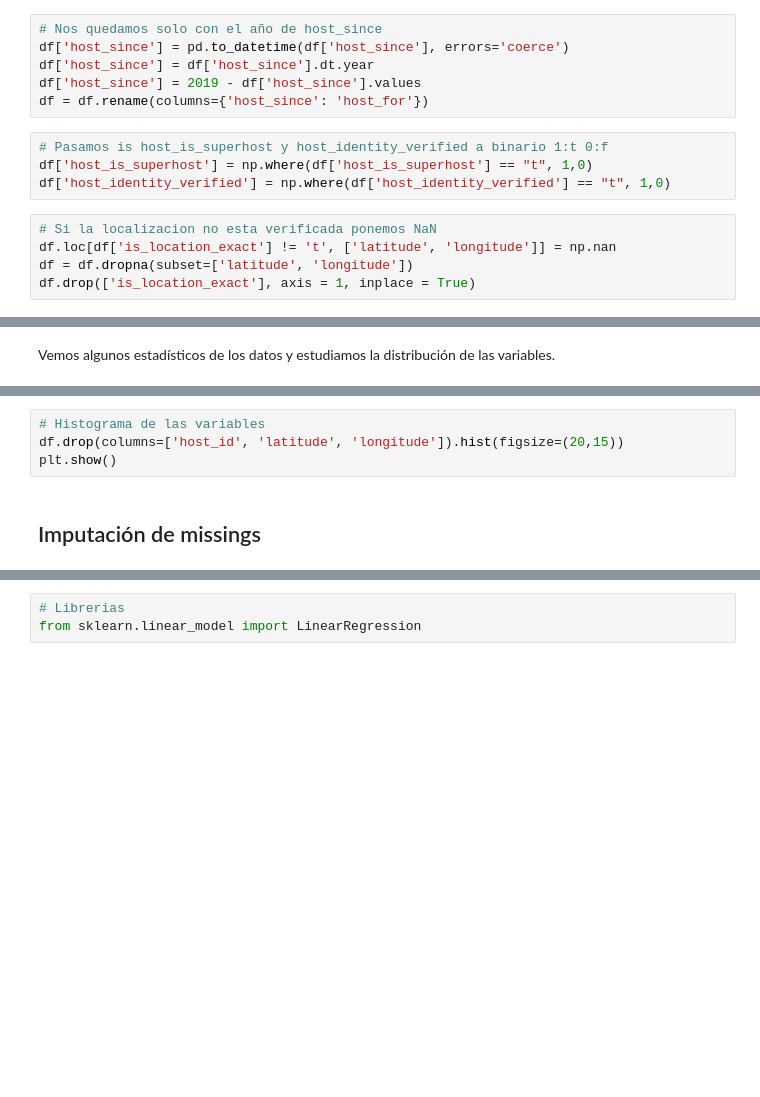
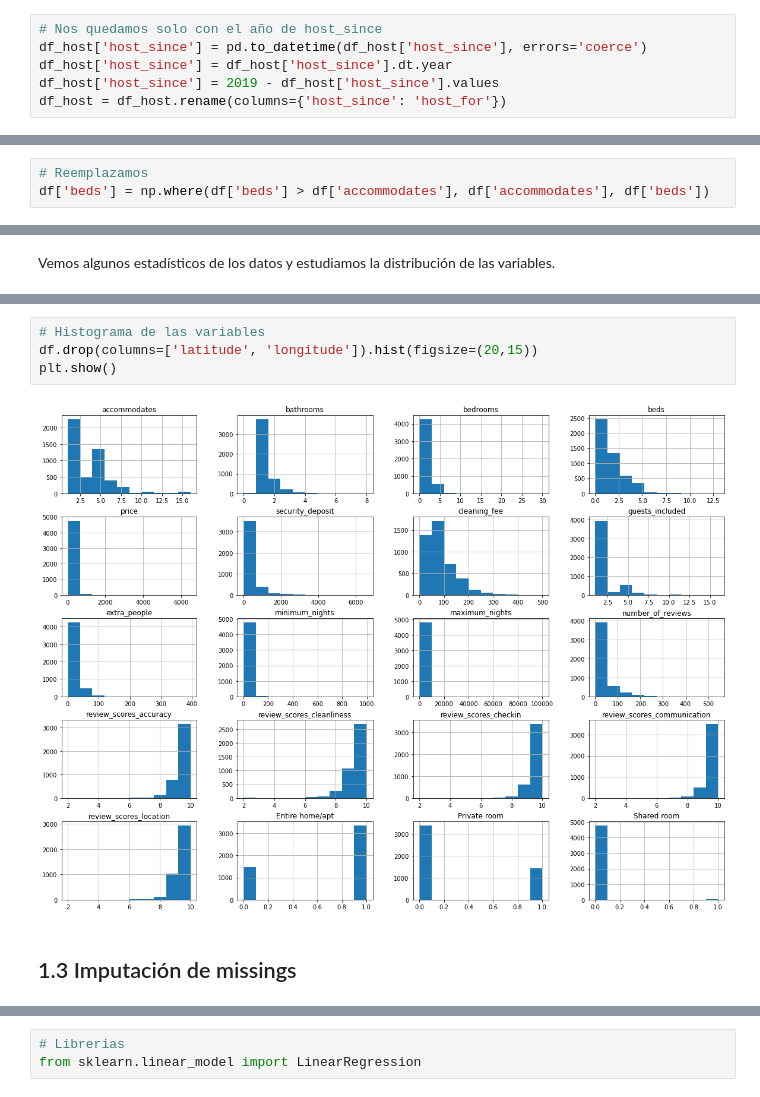
Before and after one commit to sofiamacein/Airbnb_Proyecto, a Jupyter notebook: Airbnb.ipynb, the cells around one changed output, grey strips where cells are left out. Saved outputs shown, nothing was run; the diff lists cells and outputs as text; blank space fills up the shorter version.

```diff
--- a/Airbnb.ipynb
+++ b/Airbnb.ipynb
@@ -147,15 +155,6 @@ Realizamos algunas modificaciones sobre las varibles:
 # %%
 # Nos quedamos solo con el año de host_since
-df['host_since'] = pd.to_datetime(df['host_since'], errors='coerce')
-df['host_since'] = df['host_since'].dt.year
-df['host_since'] = 2019 - df['host_since'].values
-df = df.rename(columns={'host_since': 'host_for'})
+df_host['host_since'] = pd.to_datetime(df_host['host_since'], errors='coerce')
+df_host['host_since'] = df_host['host_since'].dt.year
+df_host['host_since'] = 2019 - df_host['host_since'].values
+df_host = df_host.rename(columns={'host_since': 'host_for'})
-# %%
-# Pasamos is host_is_superhost y host_identity_verified a binario 1:t 0:f
-df['host_is_superhost'] = np.where(df['host_is_superhost'] == "t", 1,0)
-df['host_identity_verified'] = np.where(df['host_identity_verified'] == "t", 1,0)
-# %%
-# Si la localizacion no esta verificada ponemos NaN
-df.loc[df['is_location_exact'] != 't', ['latitude', 'longitude']] = np.nan
-df = df.dropna(subset=['latitude', 'longitude'])
-df.drop(['is_location_exact'], axis = 1, inplace = True)
@@ -228,0 +213,3 @@ Chupi guay
+# %%
+# Reemplazamos
+df['beds'] = np.where(df['beds'] > df['accommodates'], df['accommodates'], df['beds'])
@@ -237,9 +277,11 @@ df.drop(columns=['host_id', 'latitude', 'longitude']).iloc[:,13:].describe()
 # %%
 # Histograma de las variables
-df.drop(columns=['host_id', 'latitude', 'longitude']).hist(figsize=(20,15))
+df.drop(columns=['latitude', 'longitude']).hist(figsize=(20,15))
 plt.show()
+# %% [output]
+[figure, added]
 # %% [markdown]
-## Imputación de missings
+## 1.3 Imputación de missings
 # %%
 # Valores missing
 df.isnull().sum()
```
Also changed, not shown: parts of 166 cells of this notebook.
